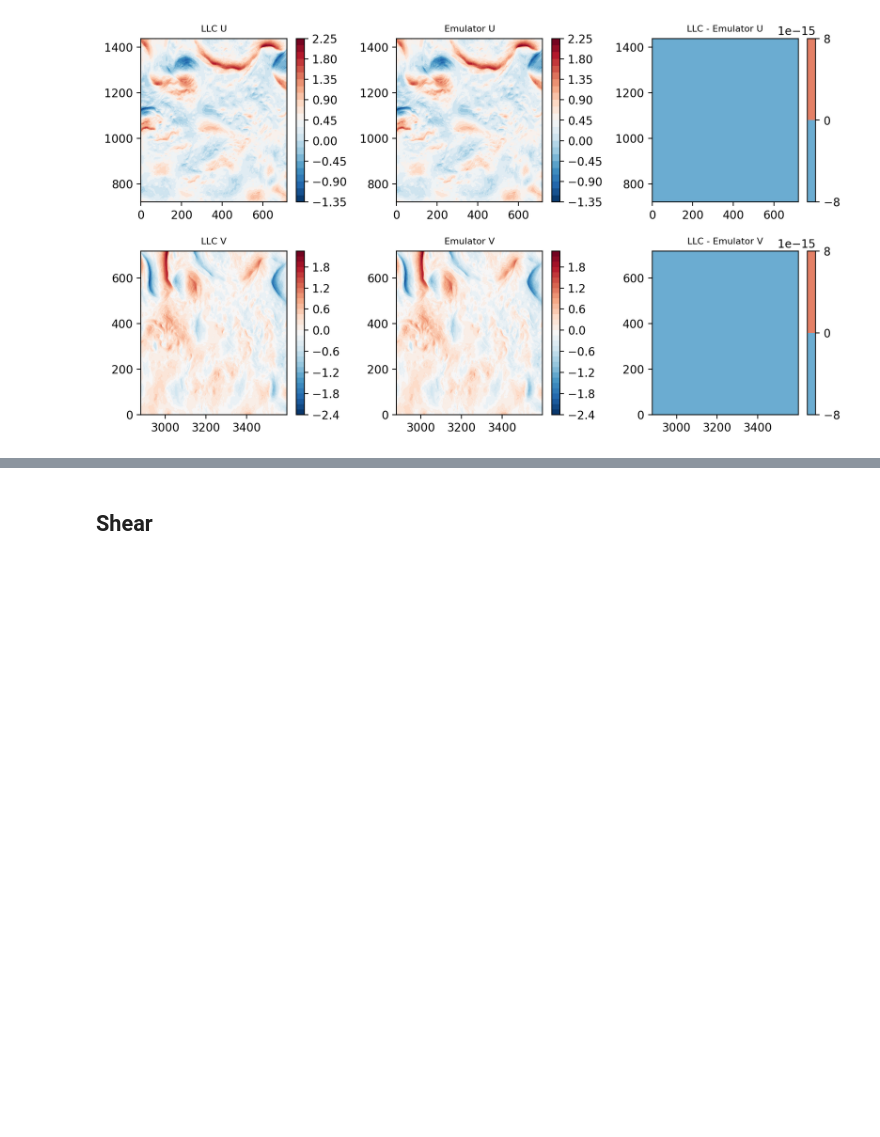
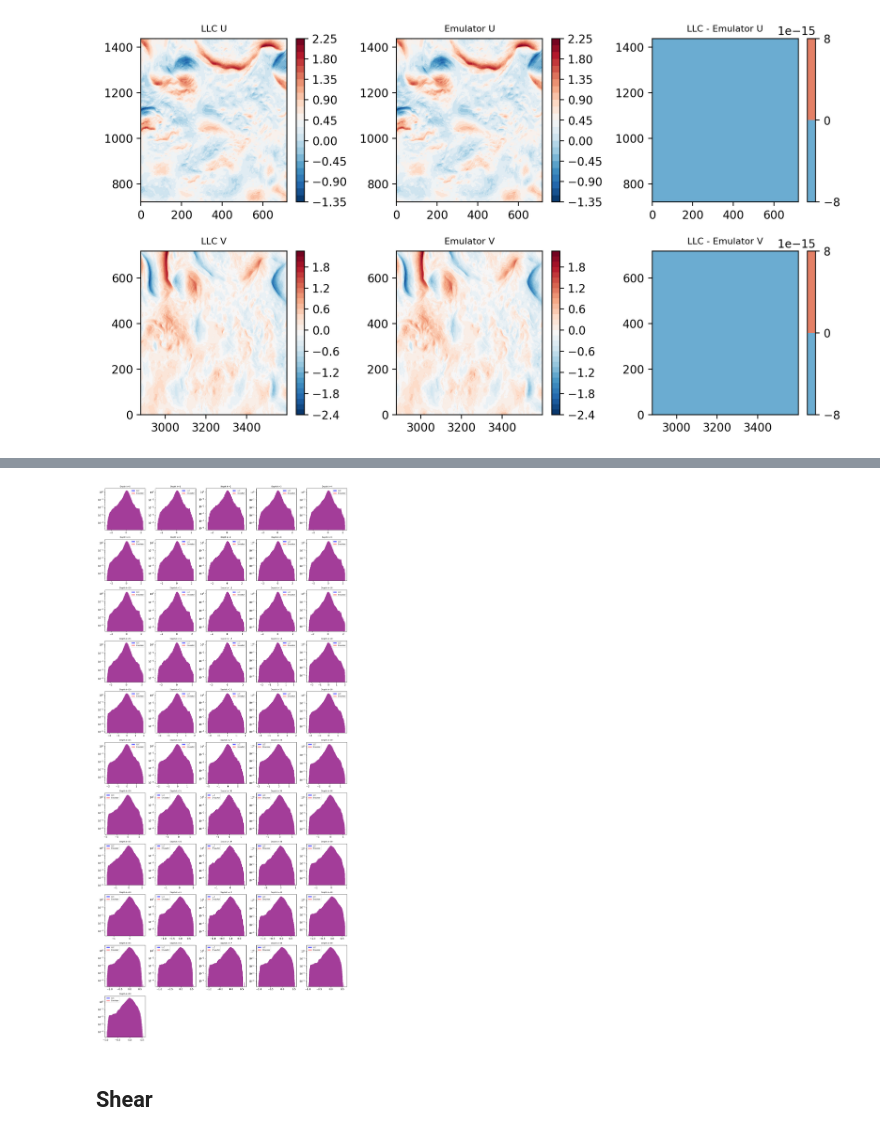
Before and after one commit to GHOpenonic/LLC_ocean_emulator, a Jupyter notebook: high_res_diagnostics/statistical_diagnostics/stat_testing.ipynb, the cells around one changed output, grey strips where cells are left out. Saved outputs shown, nothing was run; the diff lists cells and outputs as text; code cells hidden in the pictures; blank space fills up the shorter version.

```diff
--- a/high_res_diagnostics/statistical_diagnostics/stat_testing.ipynb
+++ b/high_res_diagnostics/statistical_diagnostics/stat_testing.ipynb
@@ -323,3 +308,27 @@ plt.show()
+# %%
+n_depths = len(V_hist_llc)
+ncols = 5
+nrows = (n_depths + ncols - 1) // ncols
+
+fig, axes = plt.subplots(nrows, ncols, figsize=(15, 3*nrows), dpi=100)
+axes = axes.flatten()
+
+for k in range(n_depths):
+    ax = axes[k]
+    ax.hist(V_hist_llc[k], bins=500, density=True, color='blue', alpha=0.6, label='LLC')
+    ax.hist(V_hist_emulator[k], bins=500, density=True, color='red', alpha=0.4, label='Emulator')
+    ax.set_title(f'Depth k={k}', fontsize=8)
+    ax.legend(fontsize=7)
+    ax.set_yscale('log')
+
+# Hide unused subplots
+for k in range(n_depths, len(axes)):
+    axes[k].set_visible(False)
+
+plt.tight_layout()
+plt.show()
+# %% [output]
+[figure, added]
 # %% [markdown]
 ## Shear
 # %% [markdown]
```
Also changed, not shown: parts of 6 cells of this notebook.
